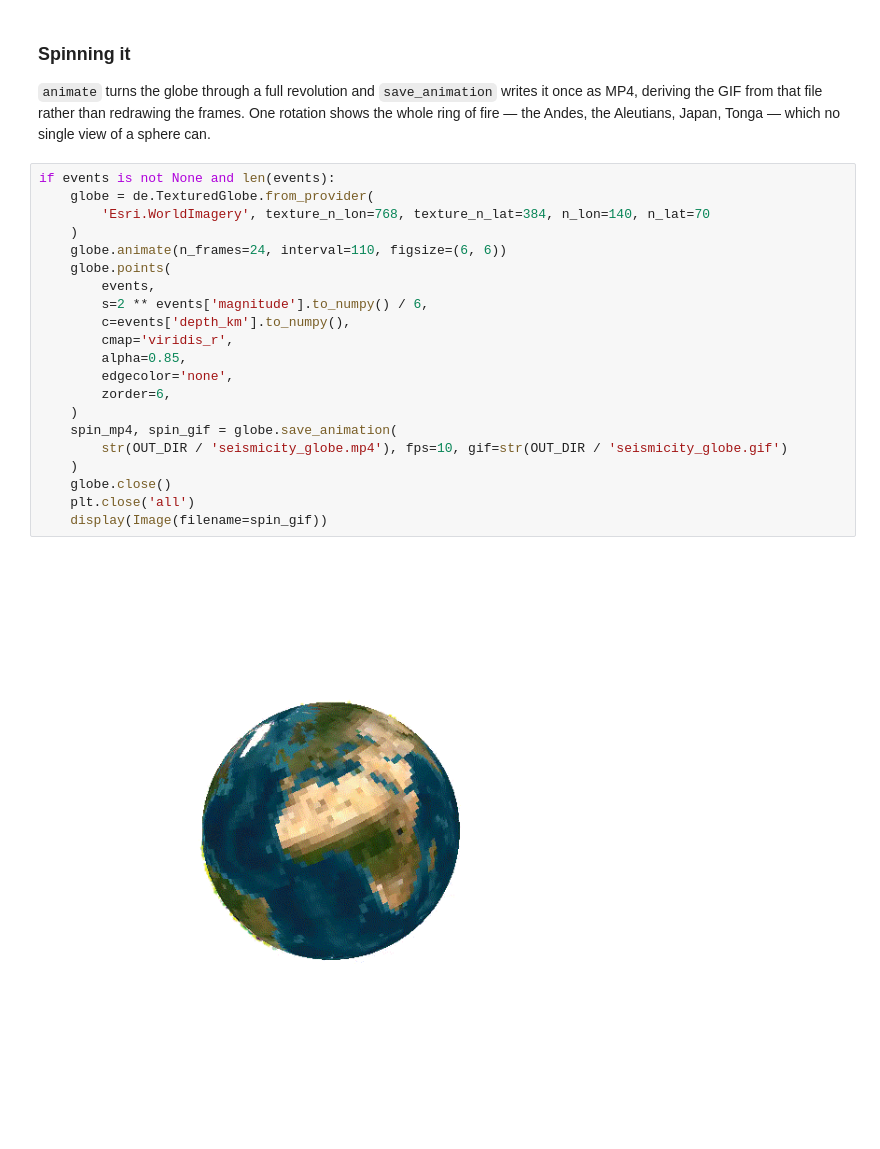
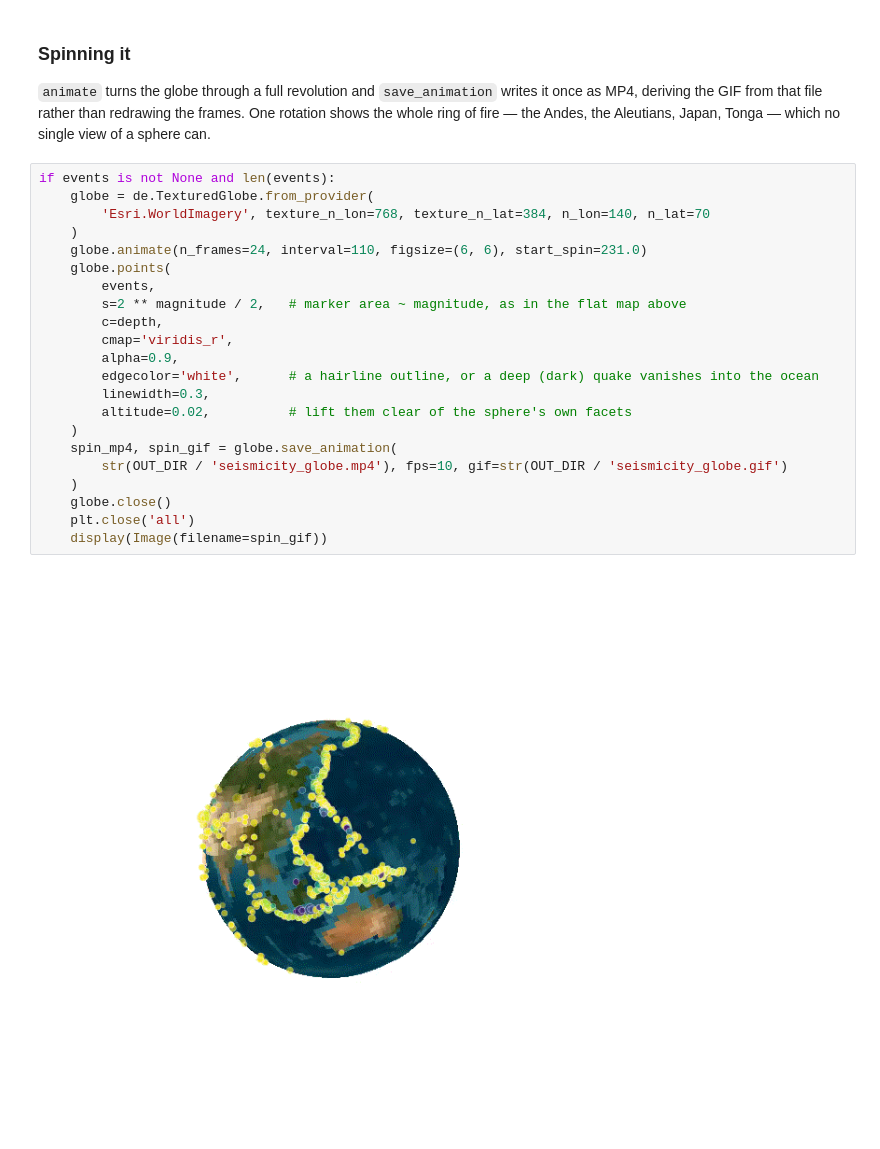
Before and after one commit to serapeum-org/earth2observe, a Jupyter notebook: docs/examples/fdsn/global_seismicity_map.ipynb, the cells around one changed output. Drawn from its saved outputs; the diff is of its cells as text.

```diff
--- a/docs/examples/fdsn/global_seismicity_map.ipynb
+++ b/docs/examples/fdsn/global_seismicity_map.ipynb
@@ -117,26 +126,27 @@ if events is not None and len(events):
 `animate` turns the globe through a full revolution and `save_animation` writes it once as MP4, deriving
 the GIF from that file rather than redrawing the frames. One rotation shows the whole ring of fire —
 the Andes, the Aleutians, Japan, Tonga — which no single view of a sphere can.
-# %%
-if events is not None and len(events):
-    globe = de.TexturedGlobe.from_provider(
-        'Esri.WorldImagery', texture_n_lon=768, texture_n_lat=384, n_lon=140, n_lat=70
-    )
-    globe.animate(n_frames=24, interval=110, figsize=(6, 6))
-    globe.points(
-        events,
-        s=2 ** events['magnitude'].to_numpy() / 6,
-        c=events['depth_km'].to_numpy(),
-        cmap='viridis_r',
-        alpha=0.85,
-        edgecolor='none',
-        zorder=6,
-    )
-    spin_mp4, spin_gif = globe.save_animation(
-        str(OUT_DIR / 'seismicity_globe.mp4'), fps=10, gif=str(OUT_DIR / 'seismicity_globe.gif')
-    )
-    globe.close()
-    plt.close('all')
-    display(Image(filename=spin_gif))
-# %% [output]
-[figure, removed]
+# %%
+if events is not None and len(events):
+    globe = de.TexturedGlobe.from_provider(
+        'Esri.WorldImagery', texture_n_lon=768, texture_n_lat=384, n_lon=140, n_lat=70
+    )
+    globe.animate(n_frames=24, interval=110, figsize=(6, 6), start_spin=231.0)
+    globe.points(
+        events,
+        s=2 ** magnitude / 2,   # marker area ~ magnitude, as in the flat map above
+        c=depth,
+        cmap='viridis_r',
+        alpha=0.9,
+        edgecolor='white',      # a hairline outline, or a deep (dark) quake vanishes into the ocean
+        linewidth=0.3,
+        altitude=0.02,          # lift them clear of the sphere's own facets
+    )
+    spin_mp4, spin_gif = globe.save_animation(
+        str(OUT_DIR / 'seismicity_globe.mp4'), fps=10, gif=str(OUT_DIR / 'seismicity_globe.gif')
+    )
+    globe.close()
+    plt.close('all')
+    display(Image(filename=spin_gif))
+# %% [output]
+[figure, added]
```
Also changed, not shown: parts of 4 cells of this notebook.
